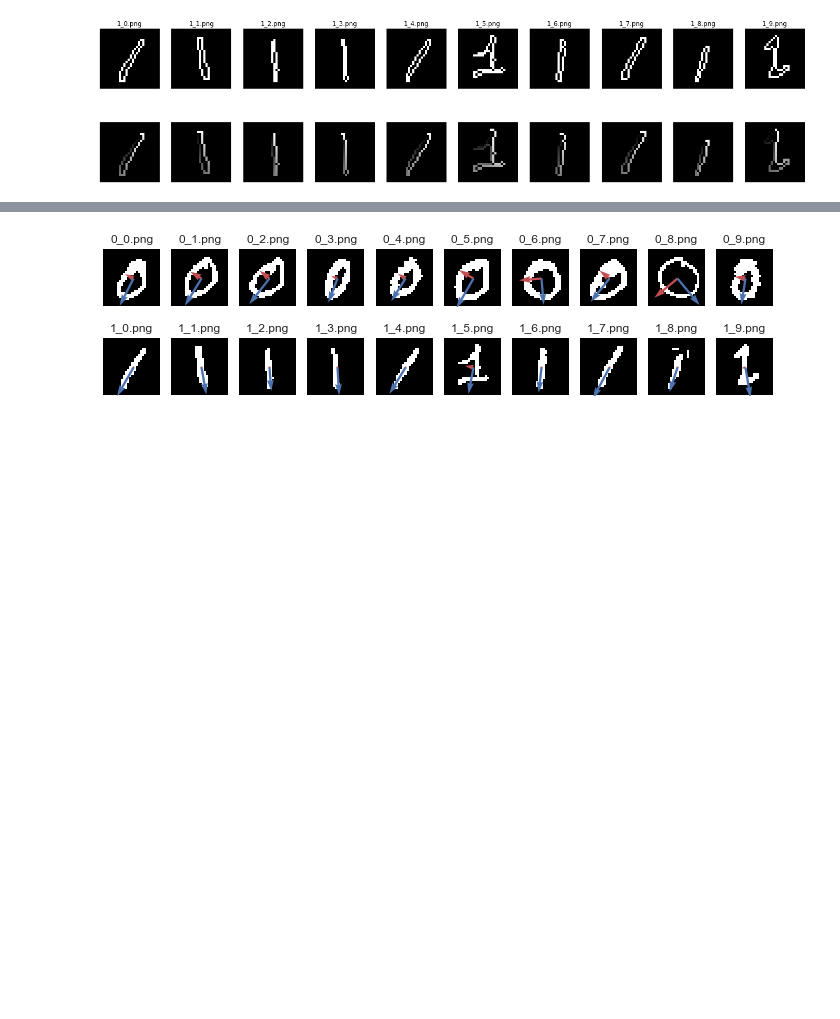
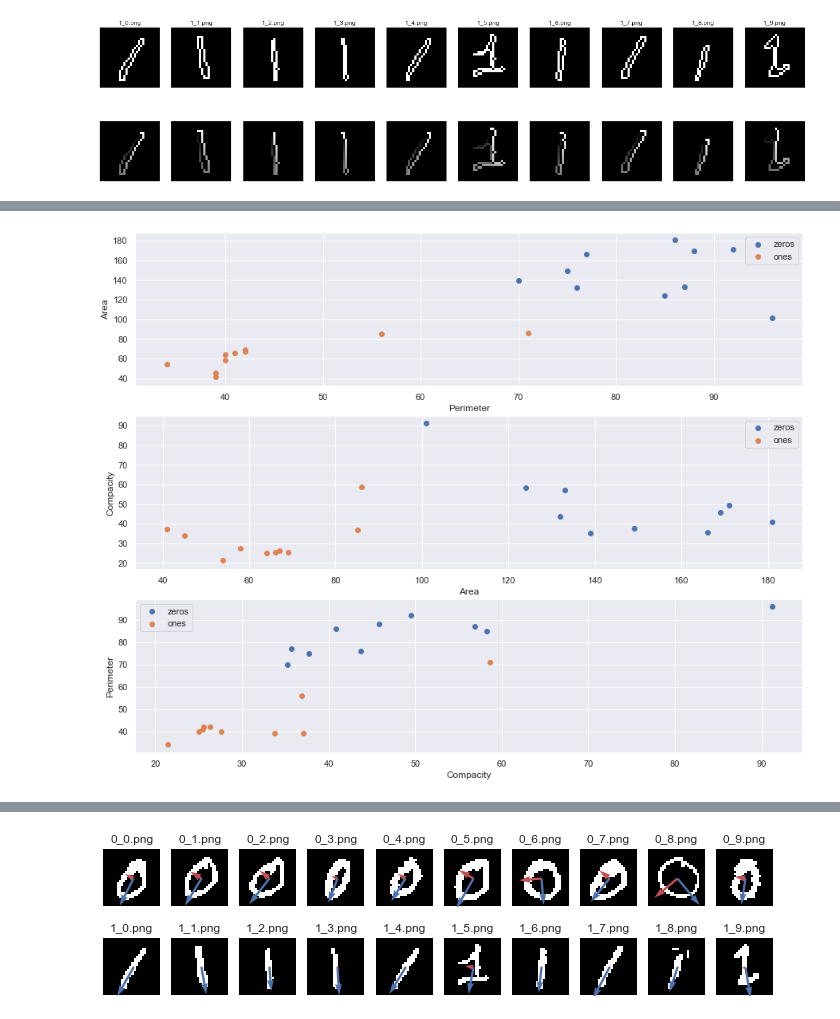
Before and after one commit to oganesManasian/Image-analysis-and-pattern-recognition, a Jupyter notebook: labs/lab_02_object_description.ipynb, the cells around one changed output, grey strips where cells are left out. Drawn from its saved outputs; the diff is of its cells as text; code cells hidden in the pictures; blank space fills up the shorter version.

```diff
--- a/labs/lab_02_object_description.ipynb
+++ b/labs/lab_02_object_description.ipynb
@@ -268,0 +272,34 @@ print(ax.get_xlim())
+# %%
+# Extracting perimeters from our objects
+zero_perimeters, one_perimeters  = [zero_contour.sum().sum() for zero_contour in zero_contours], \
+    [one_contour.sum().sum() for one_contour in one_contours]
+
+# Extracting area values from our objects
+zero_areas, one_areas = [zero_region.sum().sum() for zero_region in zero_regions], \
+    [one_region.sum().sum() for one_region in one_regions]
+
+# Calculating compacity for our objects
+zero_compacities, one_compacities = [P*P/A for P, A in zip(zero_perimeters, zero_areas)], \
+    [P*P/A for P, A in zip(one_perimeters, one_areas)]
+
+# Plotting 3 plots for all pairs: (perimeter, area), (area, compacity), (compacity, perimeter)
+f, ax = plt.subplots(3, 1, figsize=(15, 12))
+ax[0].scatter(zero_perimeters, zero_areas, label='zeros')
+ax[0].scatter(one_perimeters, one_areas, label='ones')
+ax[0].legend()
+ax[0].set_xlabel('Perimeter')
+ax[0].set_ylabel('Area')
+
+ax[1].scatter(zero_areas, zero_compacities, label='zeros')
+ax[1].scatter(one_areas, one_compacities, label='ones')
+ax[1].set_xlabel('Area')
+ax[1].set_ylabel('Compacity')
+ax[1].legend()
+
+ax[2].scatter(zero_compacities, zero_perimeters, label='zeros')
+ax[2].scatter(one_compacities, one_perimeters, label='ones')
+ax[2].set_xlabel('Compacity')
+ax[2].set_ylabel('Perimeter')
+ax[2].legend();
+# %% [output]
+[figure, added]
```
Also changed, not shown: parts of 24 cells of this notebook.
